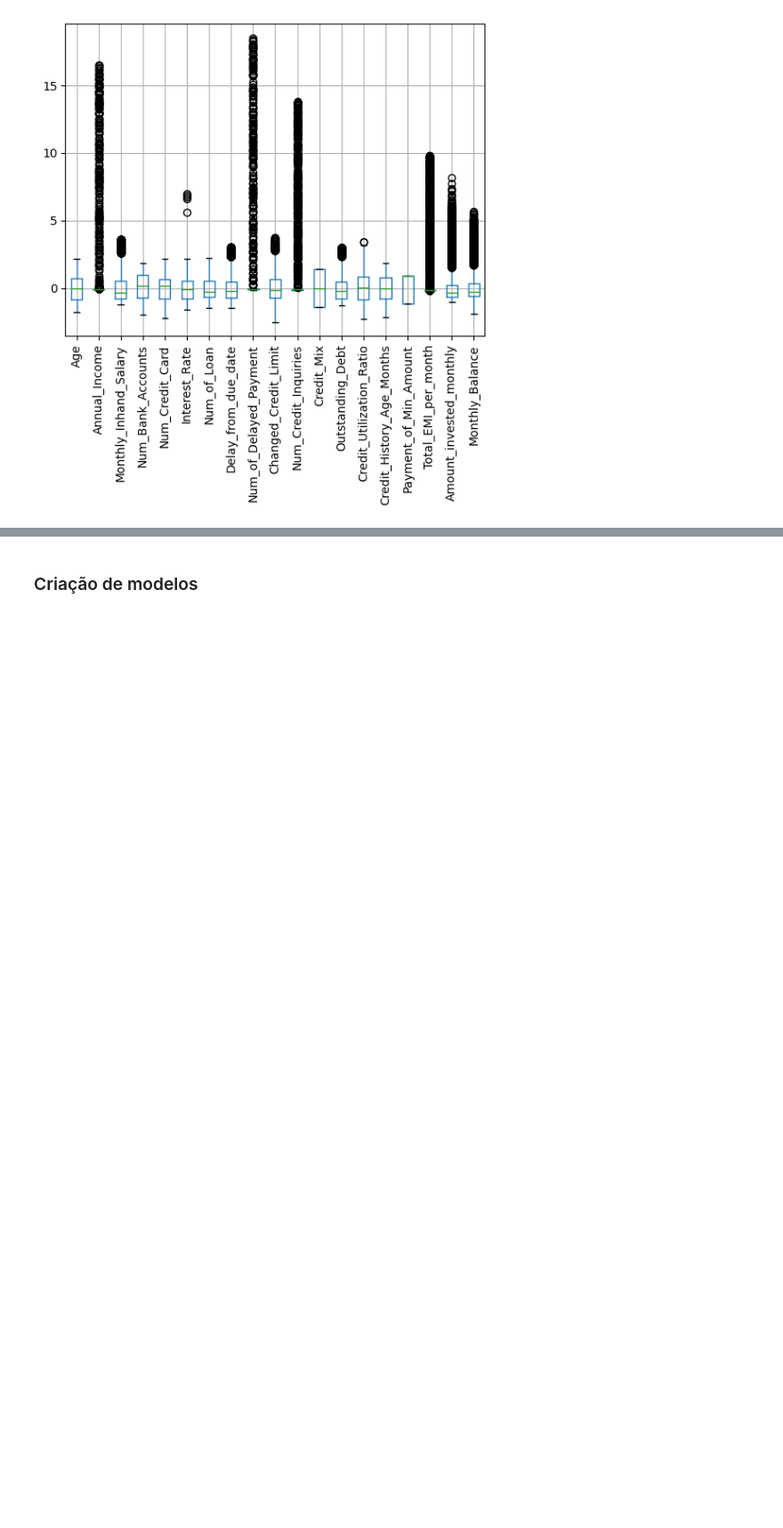
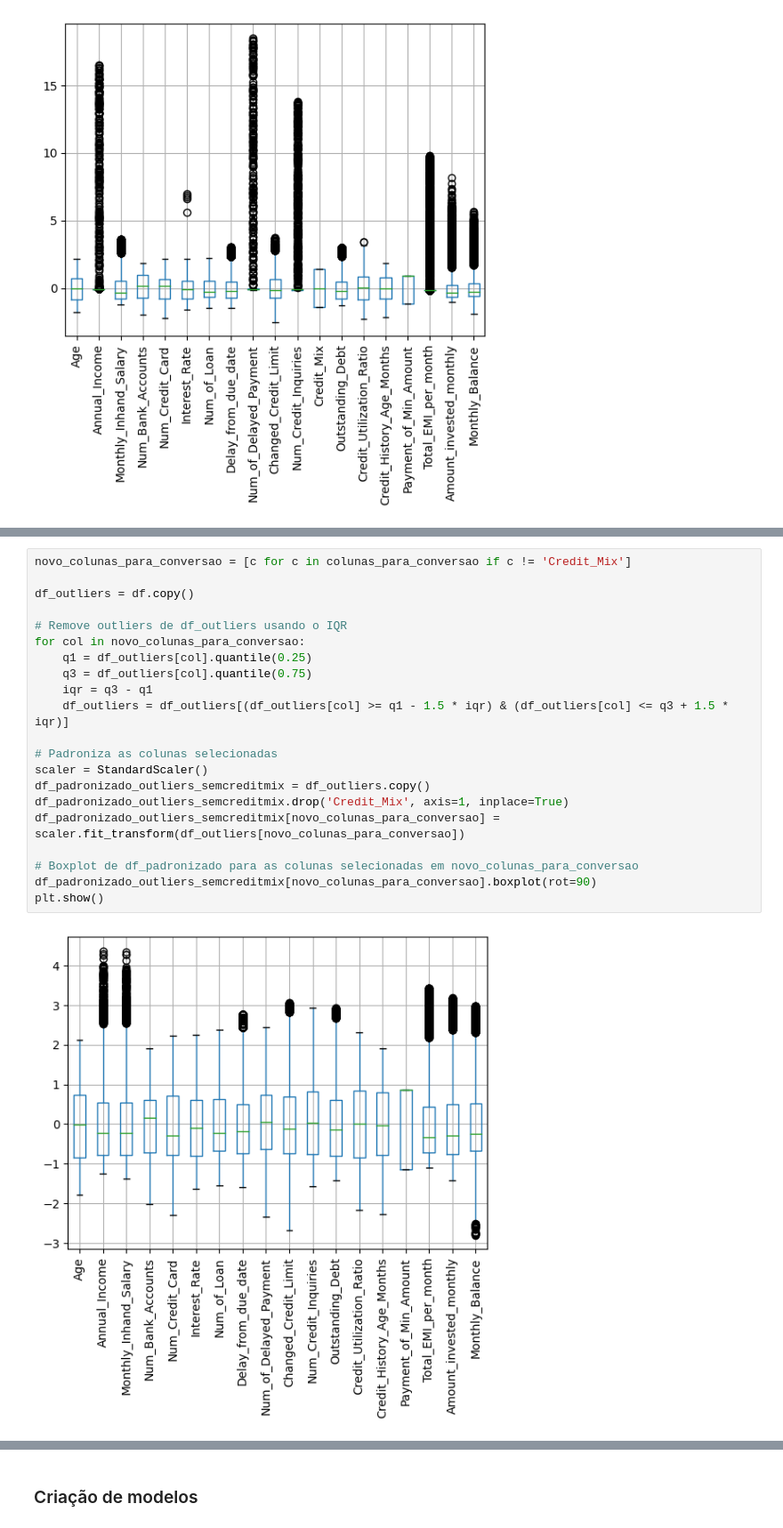
Before and after one commit to CeHaga-UFRJ/ia-ufrj-2022.2, a Jupyter notebook: decision_tree/CarlosMarkson_ArvDec_IA.ipynb, the cells around one changed output, grey strips where cells are left out. Shown: that part at 89% size. Drawn from its saved outputs; the diff is of its cells as text; blank space fills up the shorter version.

```diff
--- a/decision_tree/CarlosMarkson_ArvDec_IA.ipynb
+++ b/decision_tree/CarlosMarkson_ArvDec_IA.ipynb
@@ -236,0 +272,23 @@ plt.show()
+# %%
+novo_colunas_para_conversao = [c for c in colunas_para_conversao if c != 'Credit_Mix']
+
+df_outliers = df.copy()
+
+# Remove outliers de df_outliers usando o IQR
+for col in novo_colunas_para_conversao:
+    q1 = df_outliers[col].quantile(0.25)
+    q3 = df_outliers[col].quantile(0.75)
+    iqr = q3 - q1
+    df_outliers = df_outliers[(df_outliers[col] >= q1 - 1.5 * iqr) & (df_outliers[col] <= q3 + 1.5 * iqr)]
+
+# Padroniza as colunas selecionadas
+scaler = StandardScaler()
+df_padronizado_outliers_semcreditmix = df_outliers.copy()
+df_padronizado_outliers_semcreditmix.drop('Credit_Mix', axis=1, inplace=True)
+df_padronizado_outliers_semcreditmix[novo_colunas_para_conversao] = scaler.fit_transform(df_outliers[novo_colunas_para_conversao])
+
+# Boxplot de df_padronizado para as colunas selecionadas em novo_colunas_para_conversao
+df_padronizado_outliers_semcreditmix[novo_colunas_para_conversao].boxplot(rot=90)
+plt.show()
+# %% [output]
+[figure, added]
```
Also changed, not shown: parts of 6 cells of this notebook, 4 other files.
